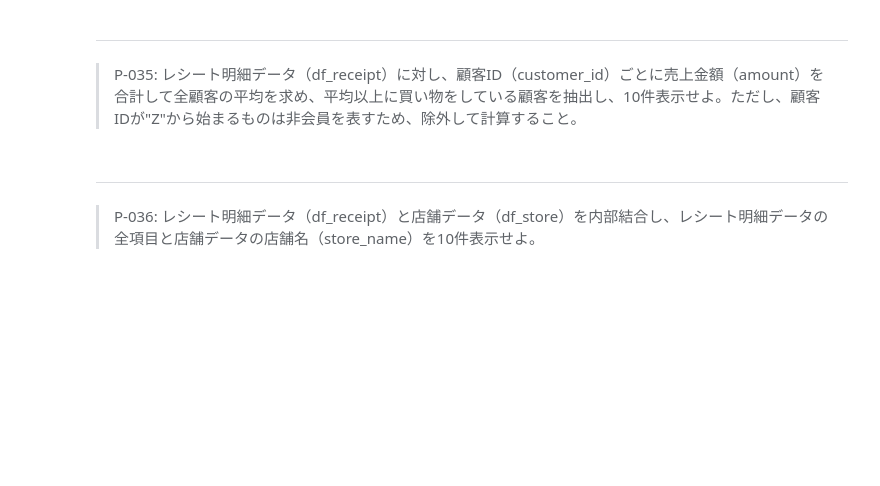
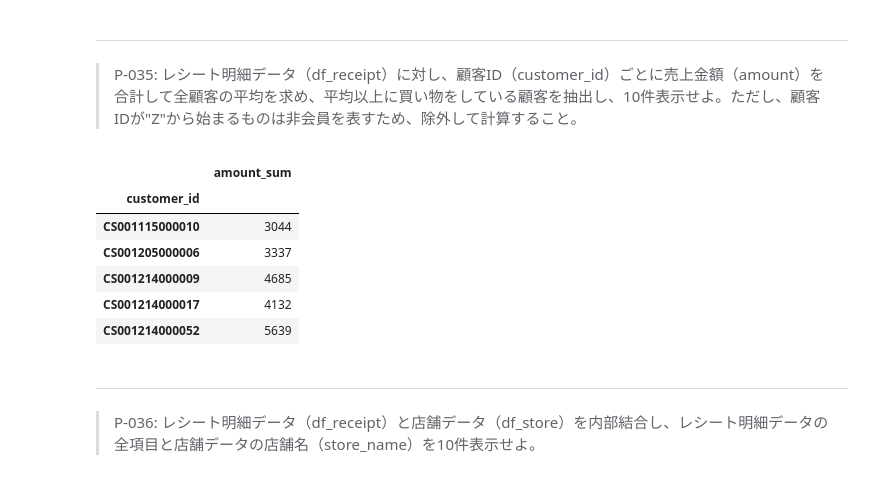
Before and after one commit to libra20/100knocks2, a Jupyter notebook: docker/work/preprocess_knock_Python.ipynb, the cells around one changed output. Saved outputs shown, nothing was run; the diff lists cells and outputs as text; code cells hidden in the pictures; blank space fills up the shorter version.

```diff
--- a/docker/work/preprocess_knock_Python.ipynb
+++ b/docker/work/preprocess_knock_Python.ipynb
@@ -686,6 +686,18 @@ dtype: float64
 # %% [markdown]
 ---
 > P-035: レシート明細データ（df_receipt）に対し、顧客ID（customer_id）ごとに売上金額（amount）を合計して全顧客の平均を求め、平均以上に買い物をしている顧客を抽出し、10件表示せよ。ただし、顧客IDが"Z"から始まるものは非会員を表すため、除外して計算すること。
+# %%
+dfg = df_receipt.query("customer_id.str.startswith('Z') == False").groupby('customer_id').agg(amount_sum=('amount', 'sum'))
+mean = dfg.mean().iloc[0] # Seriesをqueryに突っ込んだらmultiple lineクエリはダメみたいなこと言っておこられる
+dfg.query(f"amount_sum >= {mean}").head()
+# %% [output]
+|  | amount_sum |
+| customer_id |  |
+| CS001115000010 | 3044 |
+| CS001205000006 | 3337 |
+| CS001214000009 | 4685 |
+| CS001214000017 | 4132 |
+| CS001214000052 | 5639 |
 # %% [markdown]
 ---
 > P-036: レシート明細データ（df_receipt）と店舗データ（df_store）を内部結合し、レシート明細データの全項目と店舗データの店舗名（store_name）を10件表示せよ。
```
Also changed, not shown: parts of 4 cells of this notebook.
